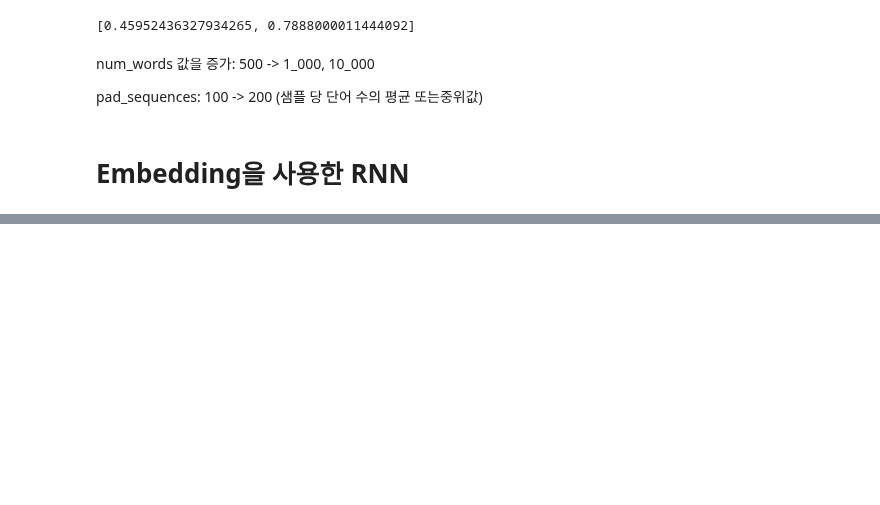
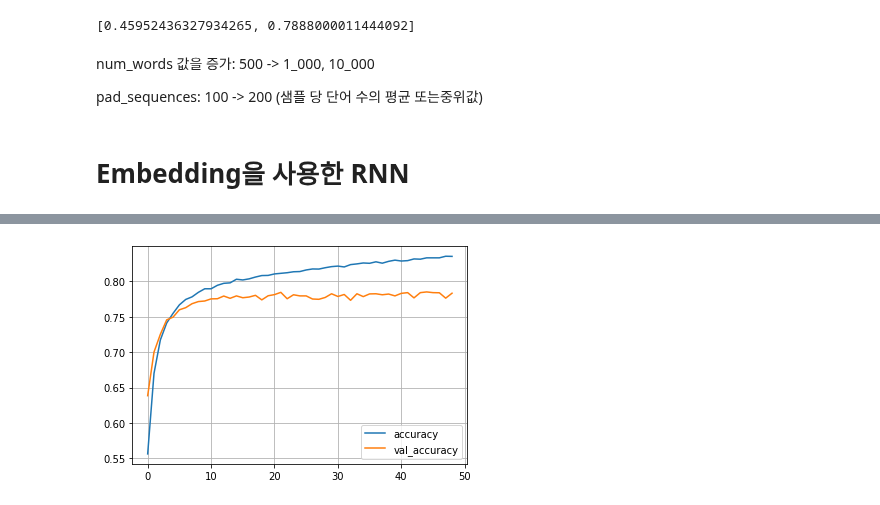
Before and after one commit to JakeOh/202011_itw_bd21, a Jupyter notebook: lab_ml/ml20_rnn.ipynb, the cells around one changed output, grey strips where cells are left out. Drawn from its saved outputs; the diff is of its cells as text; code cells hidden in the pictures; blank space fills up the shorter version.

```diff
--- a/lab_ml/ml20_rnn.ipynb
+++ b/lab_ml/ml20_rnn.ipynb
@@ -560,0 +653,7 @@ pad_sequences: 100 -> 200 (샘플 당 단어 수의 평균 또는중위값)
+# %%
+# 정확도 곡선
+hist2[['accuracy', 'val_accuracy']].plot()
+plt.grid()
+plt.show()
+# %% [output]
+[figure, added]
```
Also changed, not shown: parts of 26 cells of this notebook.
